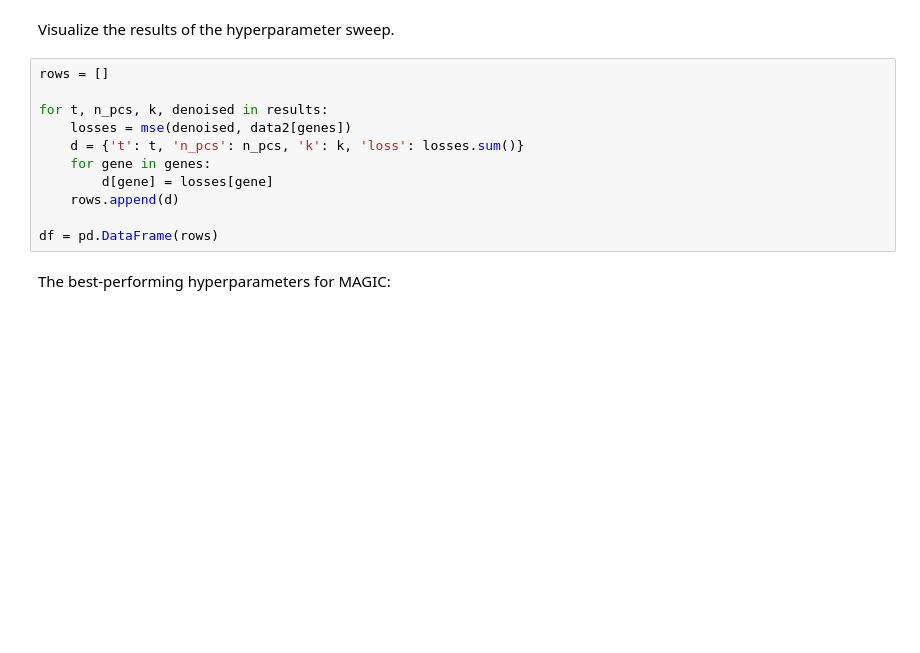
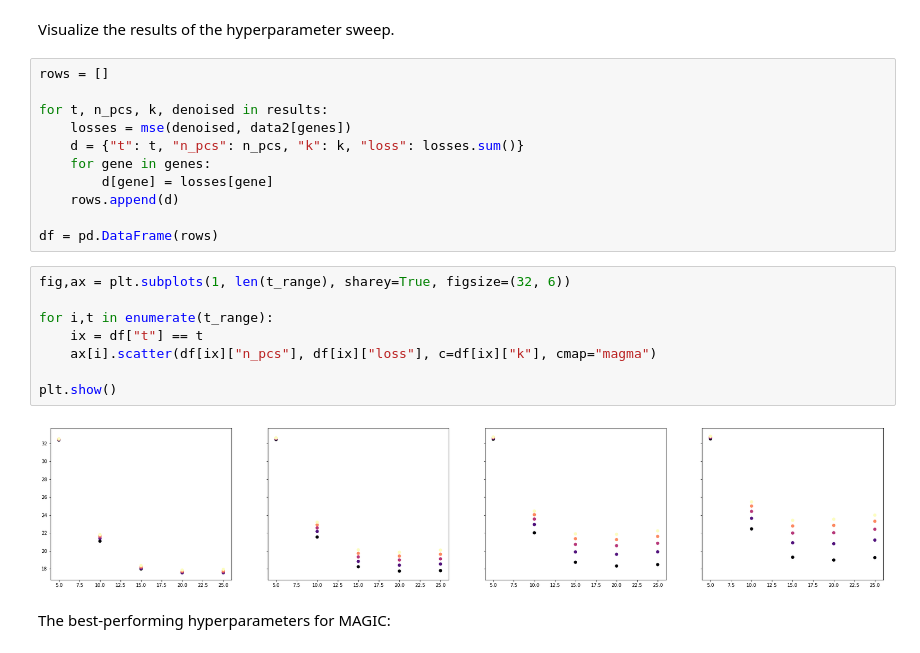
Before and after one commit to czbiohub-sf/molecular-cross-validation, a Jupyter notebook: examples/Figure_3.ipynb, the cells around one changed output. Drawn from its saved outputs; the diff is of its cells as text; blank space fills up the shorter version.

Commit message:
added Figure_3.ipynb and raw svg

```diff
--- a/examples/Figure_3.ipynb
+++ b/examples/Figure_3.ipynb
@@ -99,12 +184,22 @@ rows = []
 
 for t, n_pcs, k, denoised in results:
     losses = mse(denoised, data2[genes])
-    d = {'t': t, 'n_pcs': n_pcs, 'k': k, 'loss': losses.sum()}
+    d = {"t": t, "n_pcs": n_pcs, "k": k, "loss": losses.sum()}
     for gene in genes:
         d[gene] = losses[gene]
     rows.append(d)
 
 df = pd.DataFrame(rows)
+# %%
+fig,ax = plt.subplots(1, len(t_range), sharey=True, figsize=(32, 6))
+
+for i,t in enumerate(t_range):
+    ix = df["t"] == t
+    ax[i].scatter(df[ix]["n_pcs"], df[ix]["loss"], c=df[ix]["k"], cmap="magma")
+
+plt.show()
+# %% [output]
+[figure, added]
 # %% [markdown]
 The best-performing hyperparameters for MAGIC:
 # %%
```
Also changed, not shown: parts of 5 cells of this notebook, 1 other file.
